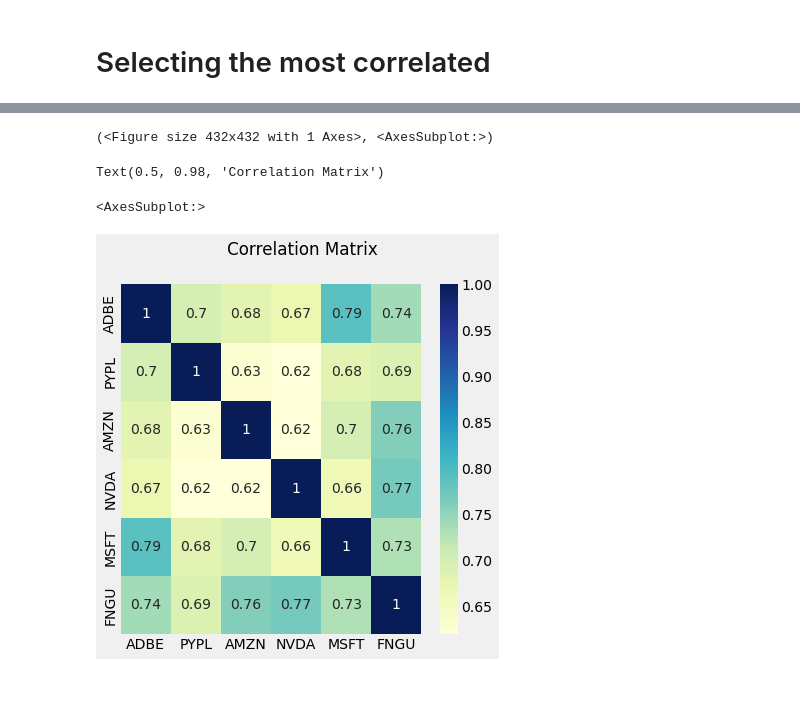
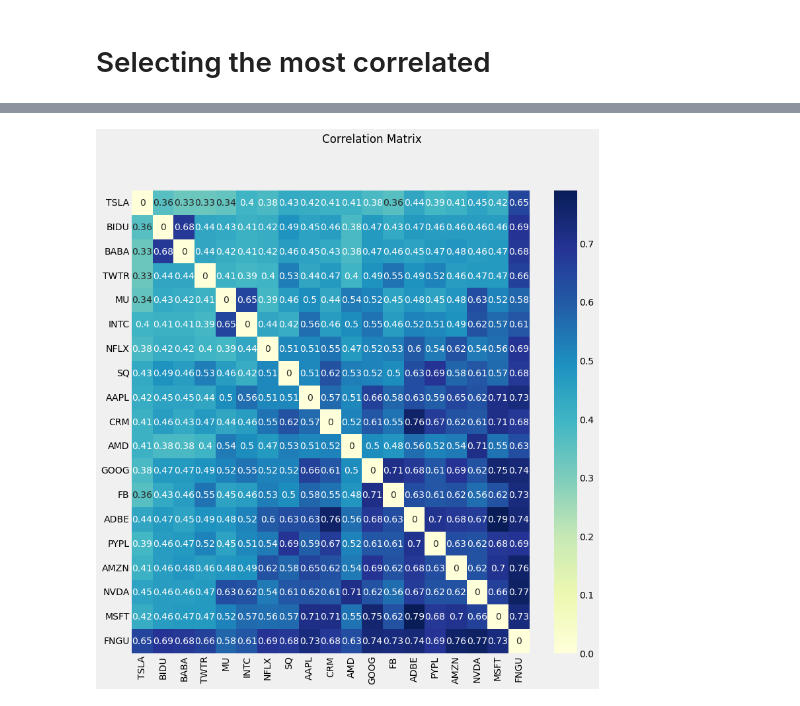
Before and after one commit to alik604/algorithmic-trading, a Jupyter notebook: ETF Correlation Network.ipynb, the cells around one changed output, grey strips where cells are left out. Drawn from its saved outputs; the diff is of its cells as text; code cells hidden in the pictures.

```diff
--- a/ETF Correlation Network.ipynb
+++ b/ETF Correlation Network.ipynb
@@ -163,6 +163,7 @@ corr_cumSum
 # %%
 stocks_norm_spearmanr_cumSum.sort_values("MSFT", inplace=True, axis=1)
 top_N = stocks.columns.shape[0] // 3
+top_N = stocks.columns.shape[0]# // 3
 
 keepThese = stocks_norm_spearmanr_cumSum.iloc[:, -top_N:]
 
@@ -172,7 +173,8 @@ if "FNGU" not in keepThese:
     keepThese.append(pd.Index(["FNGU"]))
 keepThese = keepThese.to_numpy()
 
-# corr = stocks_norm_spearmanr[keepThese].round(2) # all rows
+# corr = stocks_norm_spearmanr[keepThese].round(2) # all rows. wont work well with code below (networkx)
 corr = stocks_norm_spearmanr.loc[keepThese, keepThese].round(2) # only row the index rows
+corr = corr - np.eye(len(corr))
 corr
 # %% [output]
@@ -186,11 +198,8 @@ corr
 # %%
 # corr.cumsum() # shows which are the most correlated with each other. This is illustated in `nx.draw_spectral(graph, with_labels=True)`
 # %%
-plt.subplots(figsize=(6,6))
-plt.suptitle("Correlation Matrix")
-sns.heatmap(corr, annot=True, cmap="YlGnBu")
+_=plt.subplots(figsize=(12, 12))
+_=plt.suptitle("Correlation Matrix")
+_=sns.heatmap(corr, annot=True, cmap="YlGnBu")
 # %% [output]
-(<Figure size 432x432 with 1 Axes>, <AxesSubplot:>)
-Text(0.5, 0.98, 'Correlation Matrix')
-<AxesSubplot:>
-[figure, old version]
+[figure, new version]
```
Also changed, not shown: parts of 10 cells of this notebook.
